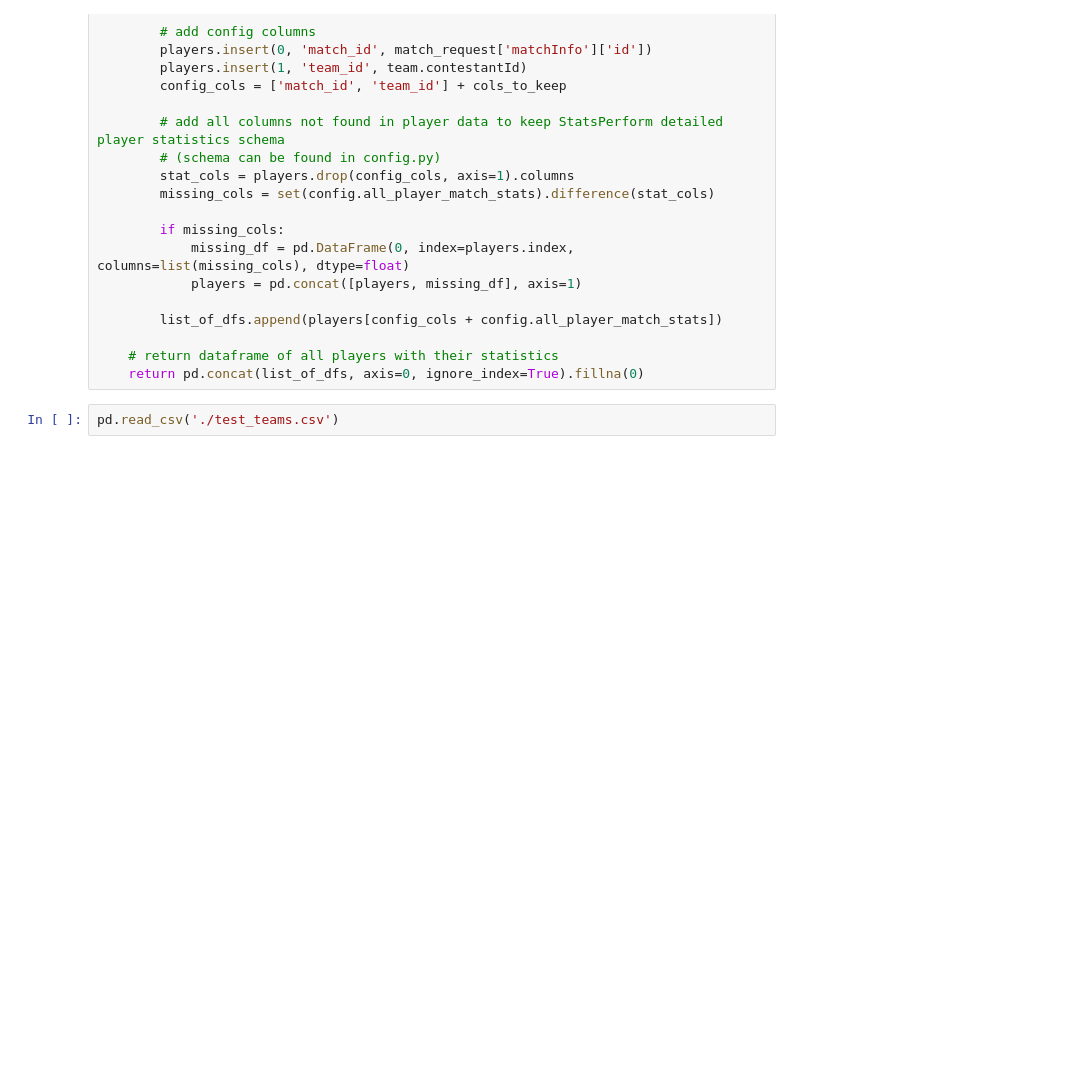
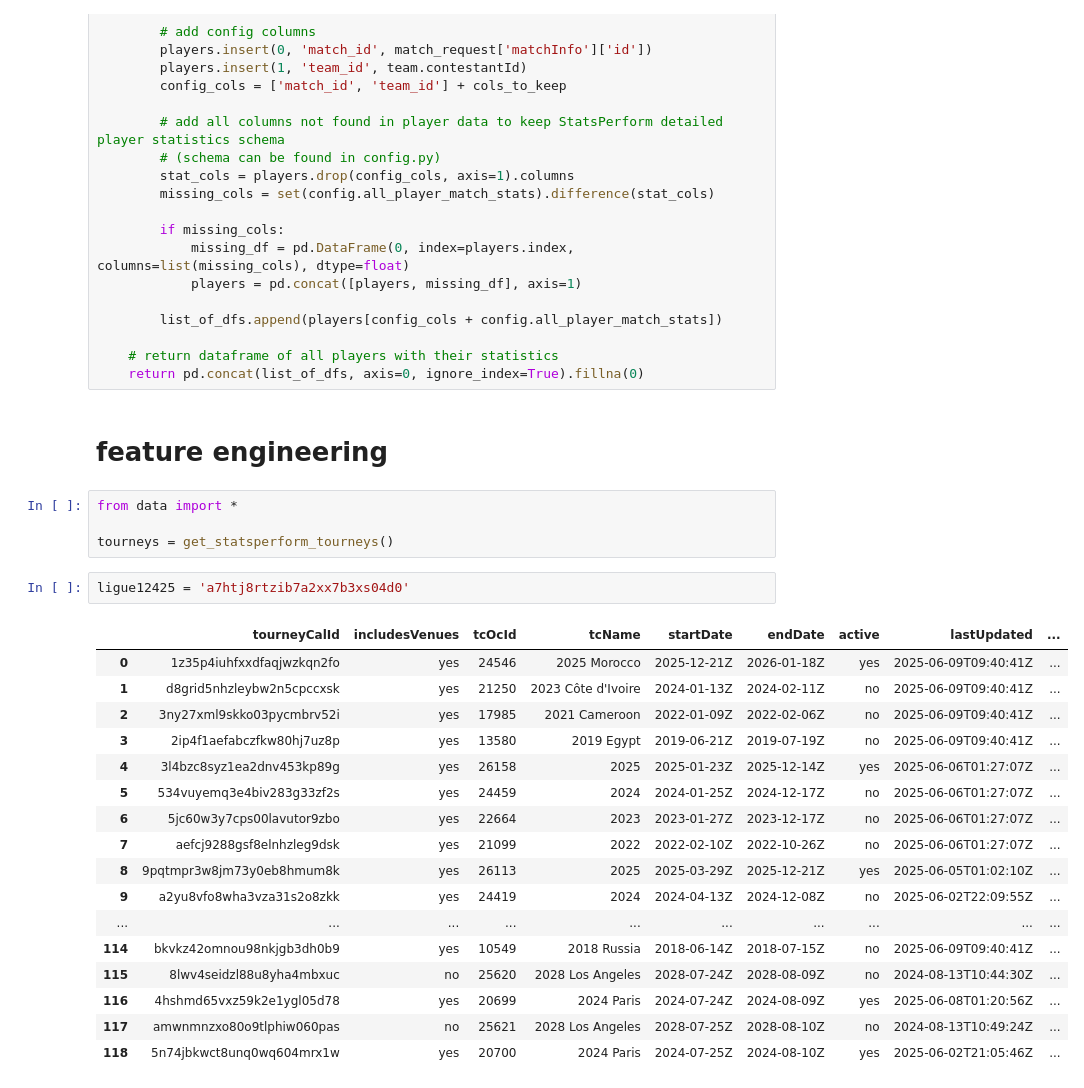
Before and after one commit to prizepickspam/soccer-pass-prediction-model, a Jupyter notebook: data_testing.ipynb, the cells around one changed output. Saved outputs shown, nothing was run; the diff lists cells and outputs as text; blank space fills up the shorter version.

```diff
--- a/data_testing.ipynb
+++ b/data_testing.ipynb
@@ -330,5 +332,29 @@ def _aggregate_player_data(match_request):
 
     # return dataframe of all players with their statistics
     return pd.concat(list_of_dfs, axis=0, ignore_index=True).fillna(0)
-# %%
-pd.read_csv('./test_teams.csv')
+# %% [markdown]
+# feature engineering
+# %%
+from data import *
+
+tourneys = get_statsperform_tourneys()
+# %%
+ligue12425 = 'a7htj8rtzib7a2xx7b3xs04d0'
+# %% [output]
+|  | tourneyCalId | includesVenues | tcOcId | tcName | startDate | endDate | active | lastUpdated | ... |
+| 0 | 1z35p4iuhfxxdfaqjwzkqn2fo | yes | 24546 | 2025 Morocco | 2025-12-21Z | 2026-01-18Z | yes | 2025-06-09T09:40:41Z | ... |
+| 1 | d8grid5nhzleybw2n5cpccxsk | yes | 21250 | 2023 Côte d'Ivoire | 2024-01-13Z | 2024-02-11Z | no | 2025-06-09T09:40:41Z | ... |
+| 2 | 3ny27xml9skko03pycmbrv52i | yes | 17985 | 2021 Cameroon | 2022-01-09Z | 2022-02-06Z | no | 2025-06-09T09:40:41Z | ... |
+| 3 | 2ip4f1aefabczfkw80hj7uz8p | yes | 13580 | 2019 Egypt | 2019-06-21Z | 2019-07-19Z | no | 2025-06-09T09:40:41Z | ... |
+| 4 | 3l4bzc8syz1ea2dnv453kp89g | yes | 26158 | 2025 | 2025-01-23Z | 2025-12-14Z | yes | 2025-06-06T01:27:07Z | ... |
+| 5 | 534vuyemq3e4biv283g33zf2s | yes | 24459 | 2024 | 2024-01-25Z | 2024-12-17Z | no | 2025-06-06T01:27:07Z | ... |
+| 6 | 5jc60w3y7cps00lavutor9zbo | yes | 22664 | 2023 | 2023-01-27Z | 2023-12-17Z | no | 2025-06-06T01:27:07Z | ... |
+| 7 | aefcj9288gsf8elnhzleg9dsk | yes | 21099 | 2022 | 2022-02-10Z | 2022-10-26Z | no | 2025-06-06T01:27:07Z | ... |
+| 8 | 9pqtmpr3w8jm73y0eb8hmum8k | yes | 26113 | 2025 | 2025-03-29Z | 2025-12-21Z | yes | 2025-06-05T01:02:10Z | ... |
+| 9 | a2yu8vfo8wha3vza31s2o8zkk | yes | 24419 | 2024 | 2024-04-13Z | 2024-12-08Z | no | 2025-06-02T22:09:55Z | ... |
+| ... | ... | ... | ... | ... | ... | ... | ... | ... | ... |
+| 114 | bkvkz42omnou98nkjgb3dh0b9 | yes | 10549 | 2018 Russia | 2018-06-14Z | 2018-07-15Z | no | 2025-06-09T09:40:41Z | ... |
+| 115 | 8lwv4seidzl88u8yha4mbxuc | no | 25620 | 2028 Los Angeles | 2028-07-24Z | 2028-08-09Z | no | 2024-08-13T10:44:30Z | ... |
+| 116 | 4hshmd65vxz59k2e1ygl05d78 | yes | 20699 | 2024 Paris | 2024-07-24Z | 2024-08-09Z | yes | 2025-06-08T01:20:56Z | ... |
+| 117 | amwnmnzxo80o9tlphiw060pas | no | 25621 | 2028 Los Angeles | 2028-07-25Z | 2028-08-10Z | no | 2024-08-13T10:49:24Z | ... |
+| 118 | 5n74jbkwct8unq0wq604mrx1w | yes | 20700 | 2024 Paris | 2024-07-25Z | 2024-08-10Z | yes | 2025-06-02T21:05:46Z | ... |
```
Also changed, not shown: parts of 2 cells of this notebook, 1 other file.
